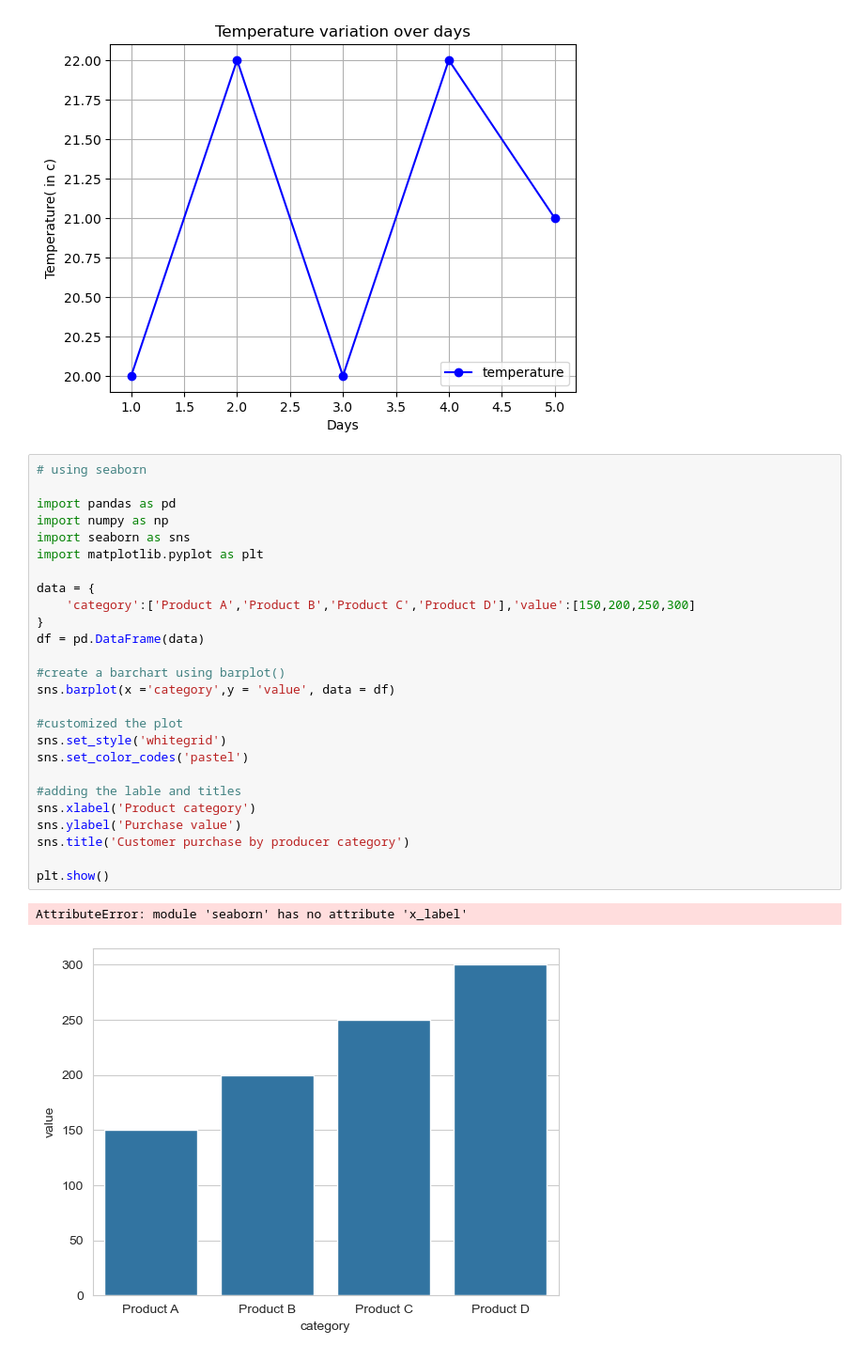
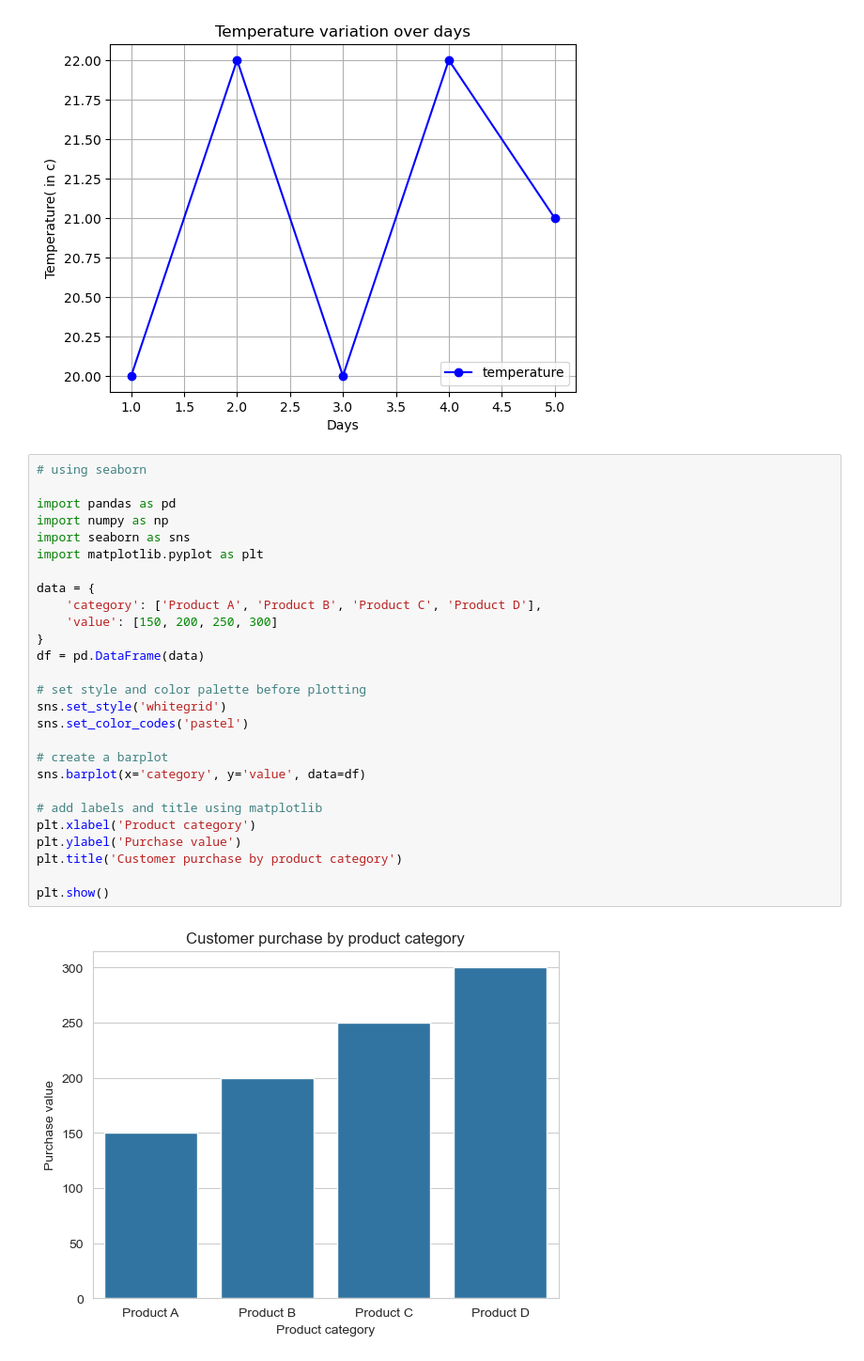
Before and after one commit to Riktam45/product-sales-visualization, a Jupyter notebook: Product_Sales_Visualization.ipynb, the cells around one changed output. Shown at 94% size. Drawn from its saved outputs; the diff is of its cells as text.

Commit message:
Update: Fixed visualization labels and improved plot styling

```diff
--- a/Product_Sales_Visualization.ipynb
+++ b/Product_Sales_Visualization.ipynb
@@ -37,29 +37,29 @@ plt.show()
 # %%
 # using seaborn
 
 import pandas as pd
 import numpy as np
 import seaborn as sns
 import matplotlib.pyplot as plt
 
 data = {
-    'category':['Product A','Product B','Product C','Product D'],'value':[150,200,250,300]
+    'category': ['Product A', 'Product B', 'Product C', 'Product D'],
+    'value': [150, 200, 250, 300]
 }
 df = pd.DataFrame(data)
 
-#create a barchart using barplot()
-sns.barplot(x ='category',y = 'value', data = df)
-
-#customized the plot
+# set style and color palette before plotting
 sns.set_style('whitegrid')
 sns.set_color_codes('pastel')
 
-#adding the lable and titles
-sns.xlabel('Product category')
-sns.ylabel('Purchase value')
-sns.title('Customer purchase by producer category')
+# create a barplot
+sns.barplot(x='category', y='value', data=df)
+
+# add labels and title using matplotlib
+plt.xlabel('Product category')
+plt.ylabel('Purchase value')
+plt.title('Customer purchase by product category')
 
 plt.show()
 # %% [output]
-AttributeError: module 'seaborn' has no attribute 'x_label'
-[figure, old version]
+[figure, new version]
```
